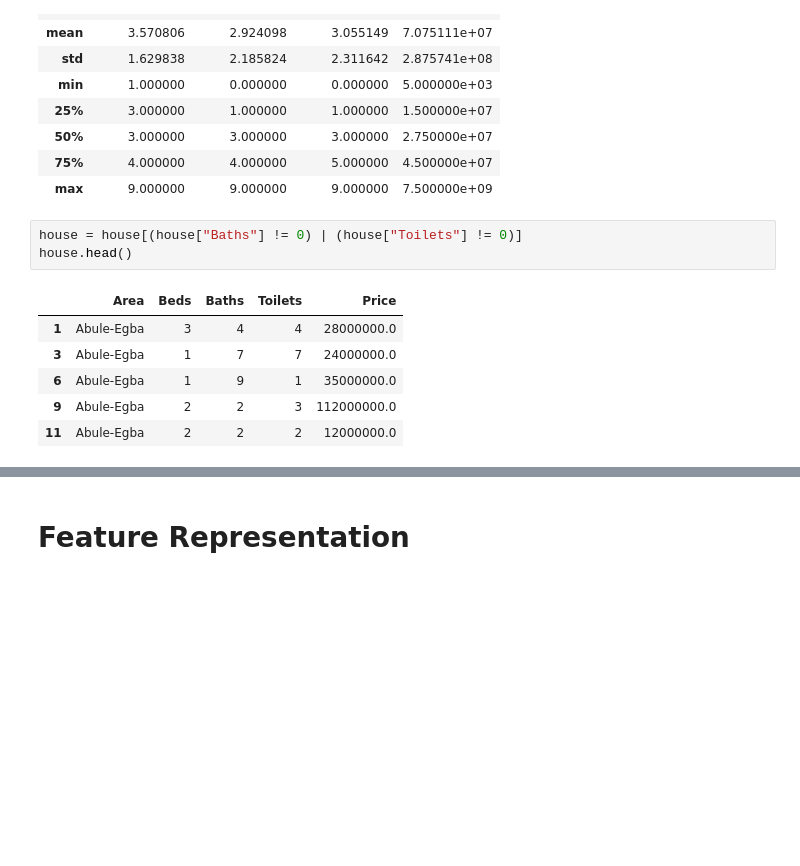
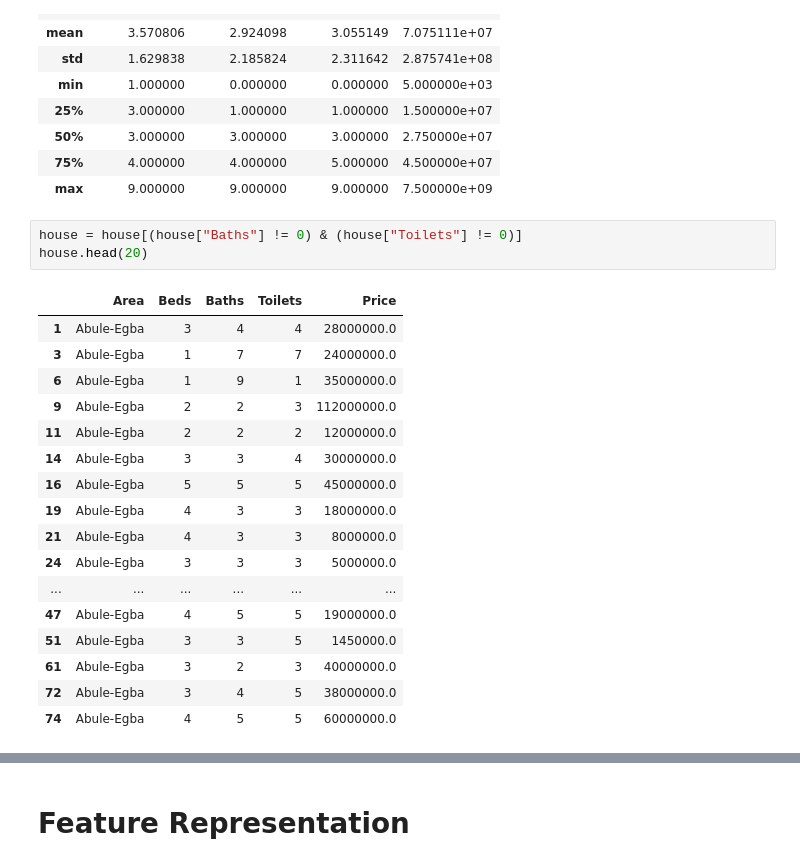
Before and after one commit to kantologist/fullstack-ml-app, a Jupyter notebook: Data Cleaning/clean.ipynb, the cells around one changed output, grey strips where cells are left out. Saved outputs shown, nothing was run; the diff lists cells and outputs as text; blank space fills up the shorter version.

```diff
--- a/Data Cleaning/clean.ipynb
+++ b/Data Cleaning/clean.ipynb
@@ -75,15 +97,26 @@ house.describe()
 | 75% | 4.000000 | 4.000000 | 5.000000 | 4.500000e+07 |
 | max | 9.000000 | 9.000000 | 9.000000 | 7.500000e+09 |
 # %%
-house = house[(house["Baths"] != 0) | (house["Toilets"] != 0)]
-house.head()
+house = house[(house["Baths"] != 0) & (house["Toilets"] != 0)]
+house.head(20)
 # %% [output]
 |  | Area | Beds | Baths | Toilets | Price |
 | 1 | Abule-Egba | 3 | 4 | 4 | 28000000.0 |
 | 3 | Abule-Egba | 1 | 7 | 7 | 24000000.0 |
 | 6 | Abule-Egba | 1 | 9 | 1 | 35000000.0 |
 | 9 | Abule-Egba | 2 | 2 | 3 | 112000000.0 |
 | 11 | Abule-Egba | 2 | 2 | 2 | 12000000.0 |
+| 14 | Abule-Egba | 3 | 3 | 4 | 30000000.0 |
+| 16 | Abule-Egba | 5 | 5 | 5 | 45000000.0 |
+| 19 | Abule-Egba | 4 | 3 | 3 | 18000000.0 |
+| 21 | Abule-Egba | 4 | 3 | 3 | 8000000.0 |
+| 24 | Abule-Egba | 3 | 3 | 3 | 5000000.0 |
+| ... | ... | ... | ... | ... | ... |
+| 47 | Abule-Egba | 4 | 5 | 5 | 19000000.0 |
+| 51 | Abule-Egba | 3 | 3 | 5 | 1450000.0 |
+| 61 | Abule-Egba | 3 | 2 | 3 | 40000000.0 |
+| 72 | Abule-Egba | 3 | 4 | 5 | 38000000.0 |
+| 74 | Abule-Egba | 4 | 5 | 5 | 60000000.0 |
 # %%
 house.describe()
 # %% [output]
```
Also changed, not shown: parts of 6 cells of this notebook, 2 other files.
